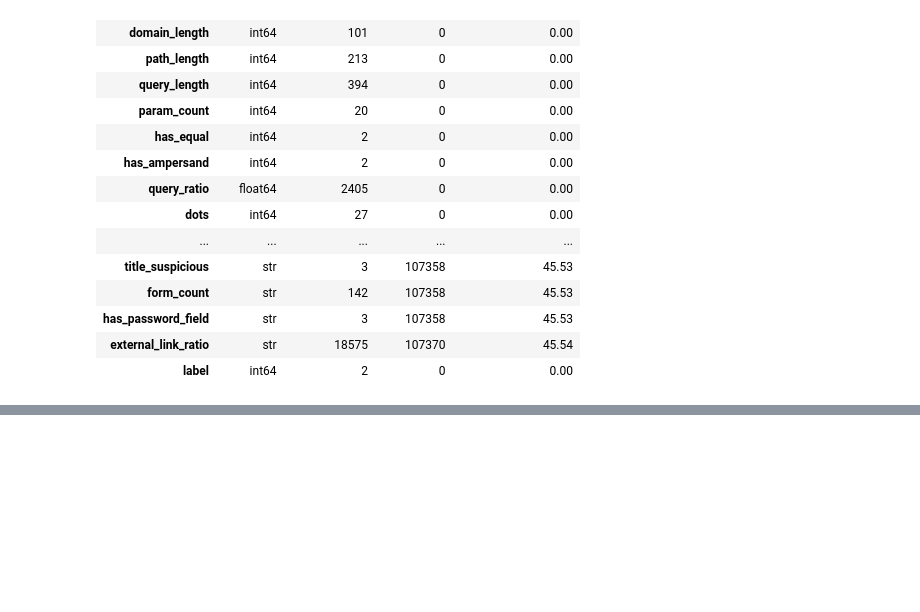
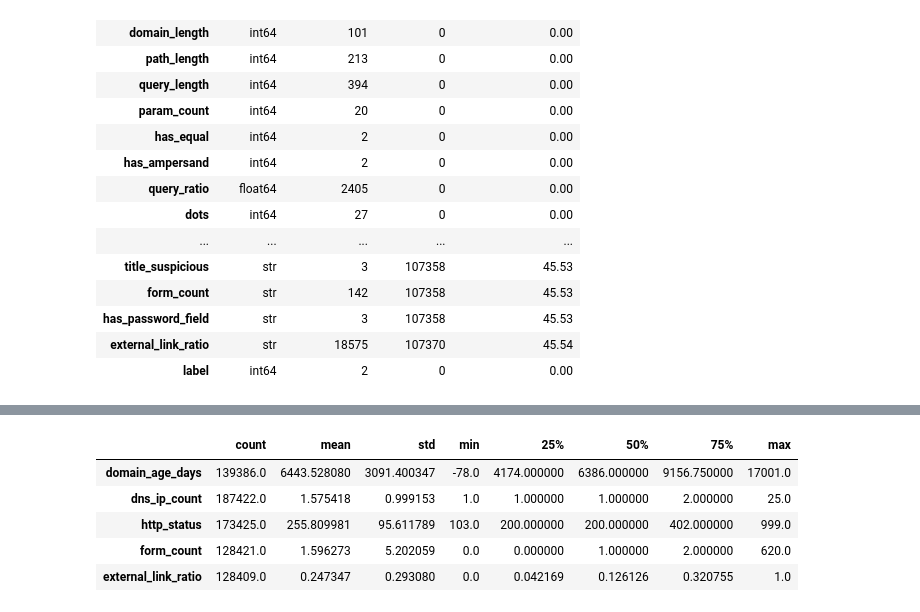
Before and after one commit to ajay-nagpal/Phishing-URL-detector, a Jupyter notebook: phishing_url_detector.ipynb, the cells around one changed output, grey strips where cells are left out. Saved outputs shown, nothing was run; the diff lists cells and outputs as text; code cells hidden in the pictures; blank space fills up the shorter version.

```diff
--- a/phishing_url_detector.ipynb
+++ b/phishing_url_detector.ipynb
@@ -869,0 +1373,19 @@ feature_summary
+# %%
+# Replace the placeholder value ("None") with NaN
+# in the numerical features only.
+
+df[numerical_string_features] = (
+    df[numerical_string_features]
+    .replace("None", pd.NA)
+)
+
+# Display the number of missing values
+# after replacing the placeholder.
+
+display(
+    df[numerical_string_features]
+    .isna()
+    .sum()
+    .rename("Missing Values")
+    .to_frame()
+)
@@ -869,0 +1433,17 @@ feature_summary
+# %%
+# Convert the numerical features
+# from strings to numeric data types.
+
+df[numerical_string_features] = (
+    df[numerical_string_features]
+    .apply(pd.to_numeric)
+)
+
+# Display the updated data types.
+
+display(
+    df[numerical_string_features]
+    .dtypes
+    .rename("Data Type")
+    .to_frame()
+)
@@ -869,0 +1457,16 @@ feature_summary
+# %%
+# Display summary statistics
+# to verify the conversion.
+
+display(
+    df[numerical_string_features]
+    .describe()
+    .T
+)
+# %% [output]
+|  | count | mean | std | min | 25% | 50% | 75% | max |
+| domain_age_days | 139386.0 | 6443.528080 | 3091.400347 | -78.0 | 4174.000000 | 6386.000000 | 9156.750000 | 17001.0 |
+| dns_ip_count | 187422.0 | 1.575418 | 0.999153 | 1.0 | 1.000000 | 1.000000 | 2.000000 | 25.0 |
+| http_status | 173425.0 | 255.809981 | 95.611789 | 103.0 | 200.000000 | 200.000000 | 402.000000 | 999.0 |
+| form_count | 128421.0 | 1.596273 | 5.202059 | 0.0 | 0.000000 | 1.000000 | 2.000000 | 620.0 |
+| external_link_ratio | 128409.0 | 0.247347 | 0.293080 | 0.0 | 0.042169 | 0.126126 | 0.320755 | 1.0 |
```
Also changed, not shown: parts of 24 cells of this notebook.
